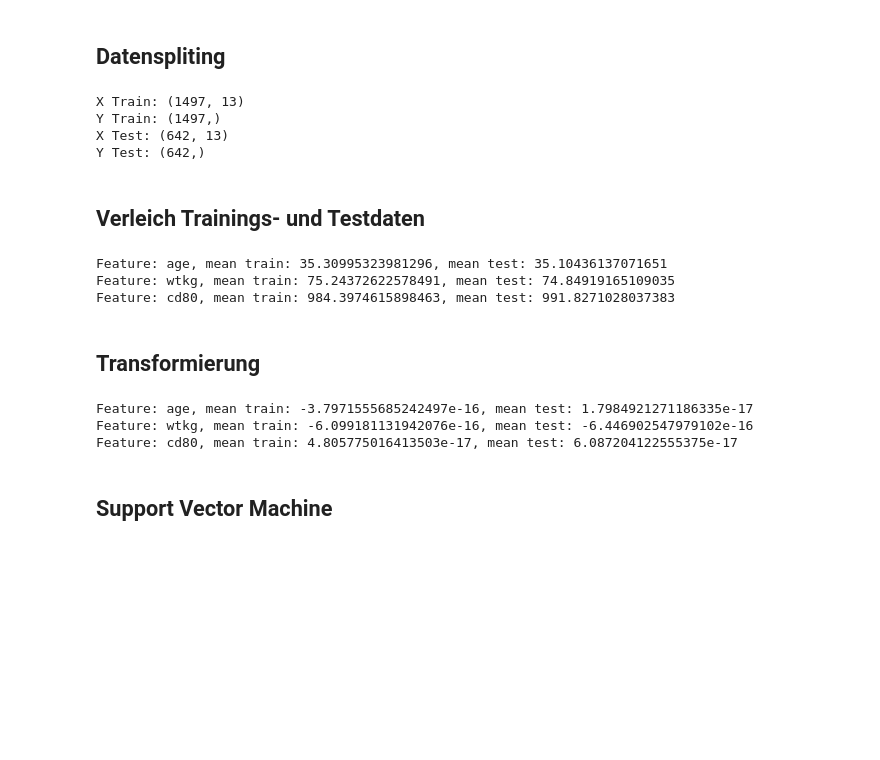
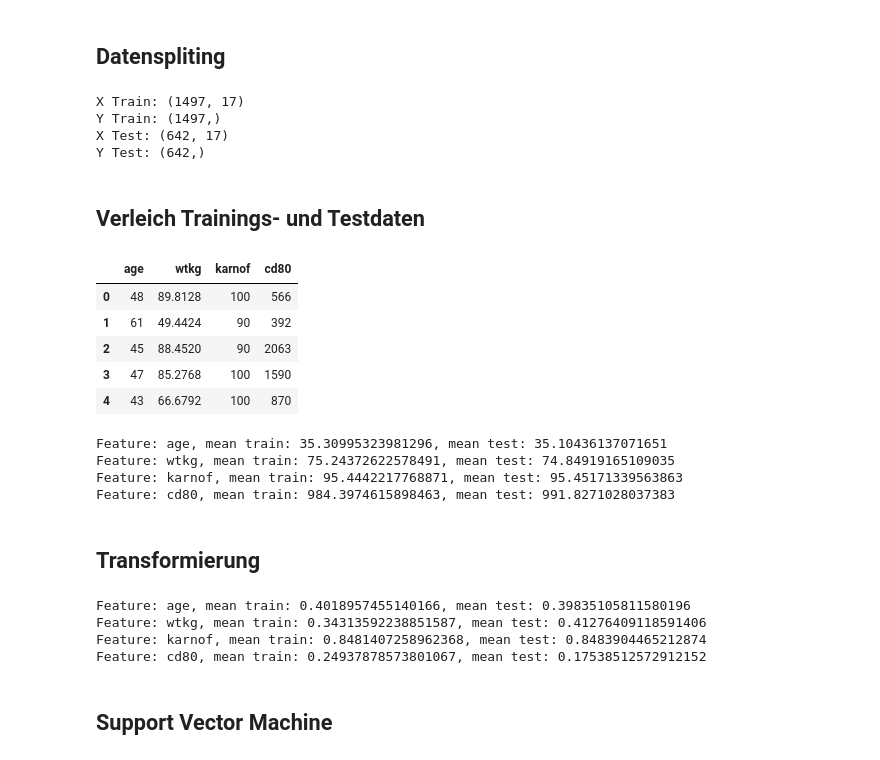
Before and after one commit to bogatyr-e/ml-prediction-aids, a Jupyter notebook: src/ml-survival-project.ipynb, the cells around one changed output. Drawn from its saved outputs; the diff is of its cells as text; code cells hidden in the pictures; blank space fills up the shorter version.

```diff
--- a/src/ml-survival-project.ipynb
+++ b/src/ml-survival-project.ipynb
@@ -3,6 +3,10 @@ import warnings
 warnings.filterwarnings("ignore")
 
 import pandas as pd
+import time
+import shap
+import xgboost
+from sklearn.preprocessing import MinMaxScaler
 
 
 # testdaten für die presi holen
@@ -10,5 +14,5 @@ import os
 os.getcwd()
 os.chdir(os.path.abspath(os.path.join(os.getcwd(), os.pardir)))
 
-aidspresi = pd.read_csv('data/aids.csv', sep =",")
+df = pd.read_csv('data/aidsenc.csv', sep =",")
 # %%
@@ -30,8 +33,8 @@ Index(['trt', 'age', 'wtkg', 'hemo', 'homo', 'drugs', 'karnof', 'zprior',
 # %% [markdown]
 ## Datenspliting
 # %%
-X=aidspresi.drop(['cid'],axis=1)
-y=aidspresi['cid']
+X=df.drop(['cid'],axis=1)
+y=df['cid']
 
 from sklearn.model_selection import train_test_split
 X_train, X_test, y_train, y_test = train_test_split(X, y, test_size=0.3,random_state=52)
@@ -41,9 +44,9 @@ print('Y Train: {}'.format(y_train.shape))
 print('X Test: {}'.format(X_test.shape))
 print('Y Test: {}'.format(y_test.shape))
 # %% [output]
-X Train: (1497, 13)
+X Train: (1497, 17)
 Y Train: (1497,)
-X Test: (642, 13)
+X Test: (642, 17)
 Y Test: (642,)
 # %% [markdown]
 ## Verleich Trainings- und Testdaten
@@ -57,14 +57,27 @@ aidsnume = aidspresi.drop(notsteti, axis=1)
+# %%
+numset = df[['age', 'wtkg', 'karnof', 'cd80']]
+#dfnum = pd.df.select(numset, axis=1)
+# %%
+numset.head()
+# %% [output]
+|  | age | wtkg | karnof | cd80 |
+| 0 | 48 | 89.8128 | 100 | 566 |
+| 1 | 61 | 49.4424 | 90 | 392 |
+| 2 | 45 | 88.4520 | 90 | 2063 |
+| 3 | 47 | 85.2768 | 100 | 1590 |
+| 4 | 43 | 66.6792 | 100 | 870 |
 # %%
 def calculate_mean(dataframe, feat):
         return np.mean(dataframe[feat].to_numpy())
 
 
 
-for feature in aidsnume.columns:
+for feature in numset.columns:
     print("Feature: {}, mean train: {}, mean test: {}".format(feature, calculate_mean(X_train, feature), calculate_mean(X_test, feature)))
 # %% [output]
 Feature: age, mean train: 35.30995323981296, mean test: 35.10436137071651
 Feature: wtkg, mean train: 75.24372622578491, mean test: 74.84919165109035
+Feature: karnof, mean train: 95.4442217768871, mean test: 95.45171339563863
 Feature: cd80, mean train: 984.3974615898463, mean test: 991.8271028037383
 # %% [markdown]
 ## Transformierung
@@ -86,12 +100,13 @@ def calculate_mean(dataframe, feat):
 
 
 
-for feature in aidsnume.columns:
+for feature in numset.columns:
     print("Feature: {}, mean train: {}, mean test: {}".format(feature, calculate_mean(X_train, feature), calculate_mean(X_test, feature)))
 # %% [output]
-Feature: age, mean train: -3.7971555685242497e-16, mean test: 1.7984921271186335e-17
-Feature: wtkg, mean train: -6.099181131942076e-16, mean test: -6.446902547979102e-16
-Feature: cd80, mean train: 4.805775016413503e-17, mean test: 6.087204122555375e-17
+Feature: age, mean train: 0.4018957455140166, mean test: 0.39835105811580196
+Feature: wtkg, mean train: 0.34313592238851587, mean test: 0.41276409118591406
+Feature: karnof, mean train: 0.8481407258962368, mean test: 0.8483904465212874
+Feature: cd80, mean train: 0.24937878573801067, mean test: 0.17538512572912152
 # %% [markdown]
 ## Support Vector Machine
 # %%
```
Also changed, not shown: parts of 11 cells of this notebook, 2 other files.
